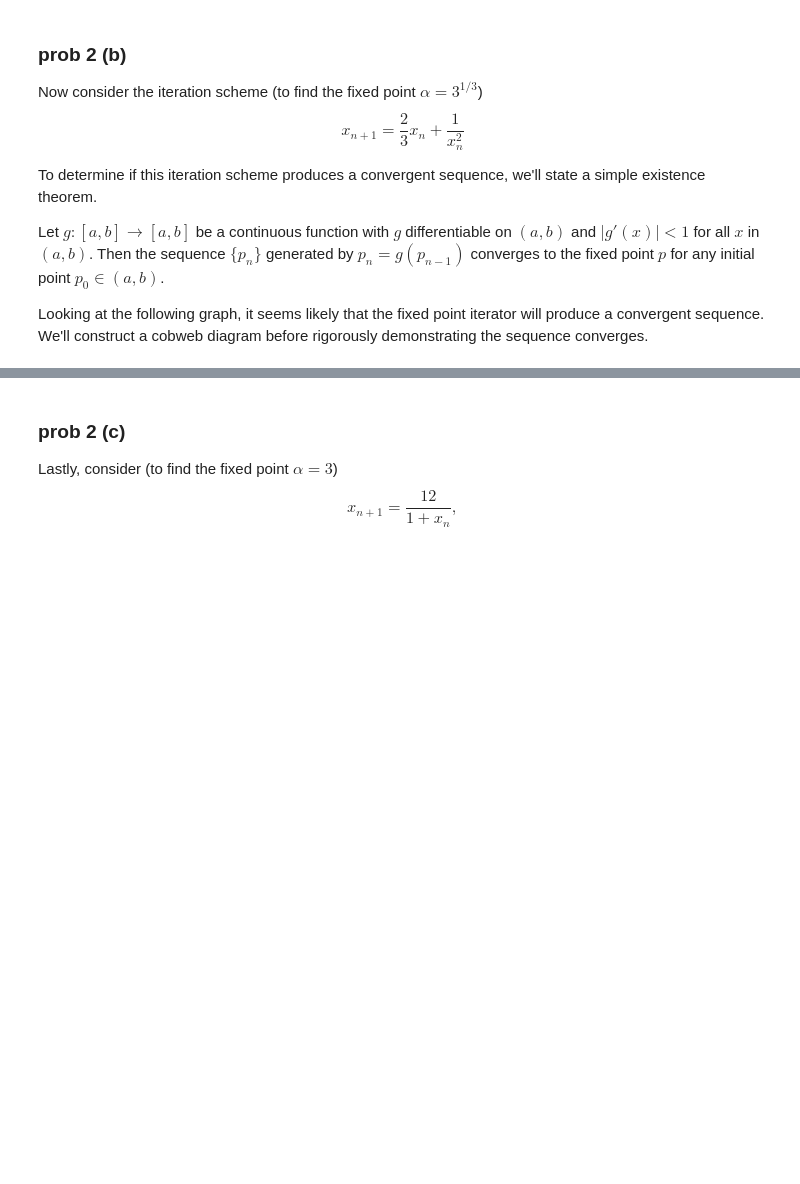
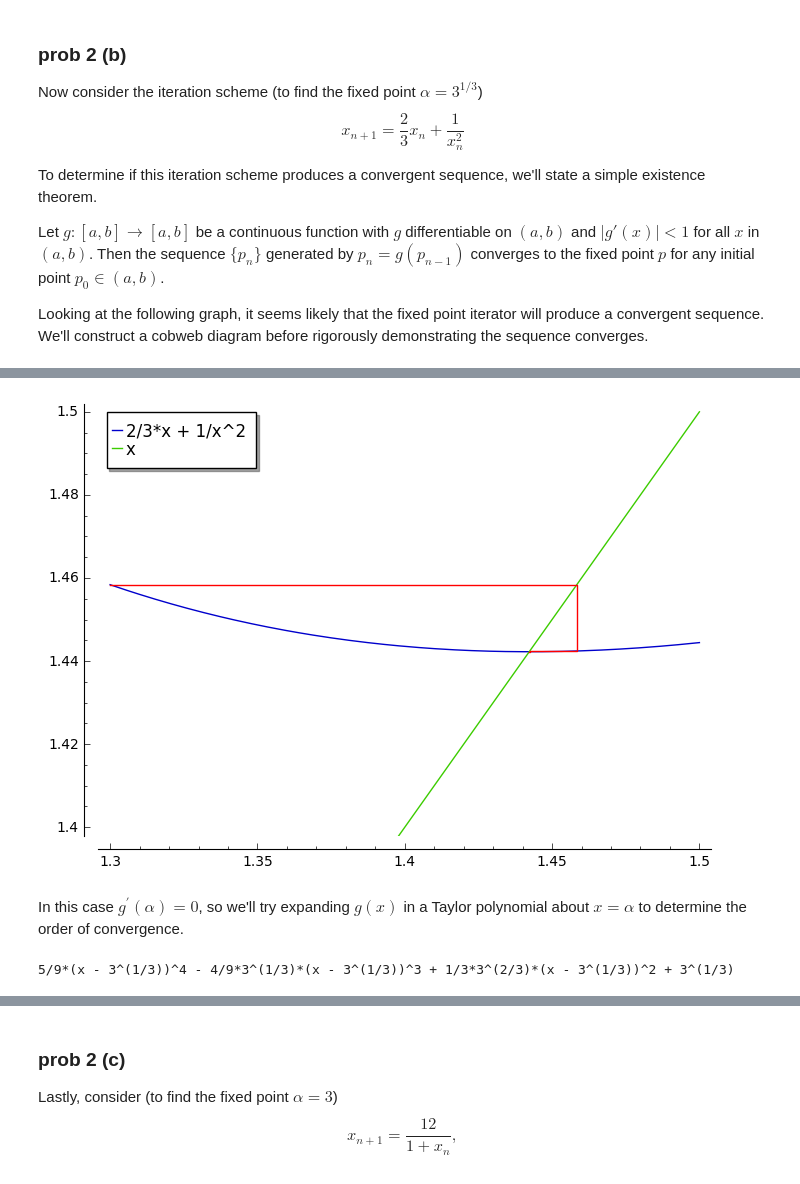
Before and after one commit to coltongrainger/fy18eo, a Jupyter notebook: numerical-methods/2018-02-16-linear-systems-hw2.ipynb, the cells around one changed output, grey strips where cells are left out. Cells and saved outputs as stored; diff of their text form; code cells hidden in the pictures; blank space fills up the shorter version.

```diff
--- a/numerical-methods/2018-02-16-linear-systems-hw2.ipynb
+++ b/numerical-methods/2018-02-16-linear-systems-hw2.ipynb
@@ -273,0 +300,4 @@ show(a+b)
+# %%
+# from below
+approx=1.3; eps=10^(-15); Nmax=10
+fixedpt(g, approx, eps, Nmax)
@@ -273,0 +312,20 @@ show(a+b)
+# %%
+# cobweb from below
+seq = fixedpt(g, approx, eps, Nmax)[0]
+points = []
+for i in range(len(seq)-1):
+    points.append((seq[i], seq[i+1]))
+    points.append((seq[i+1], seq[i+1]))
+
+A = plot([g, x], xmin=1.3, xmax=1.5, ymin=1.4, ymax=1.5, legend_label = 'automatic')
+B = list_plot(points, plotjoined = True, color = 'red')
+show(A+B, figsize = [7,5])
+# %% [output]
+[figure, added]
+# %% [markdown]
+In this case $g^{\prime}(\alpha)=0$, so we'll try expanding $g(x)$ in a Taylor
+polynomial about $x=\alpha$ to determine the order of convergence.
+# %%
+show(g.taylor(x, 3^(1/3), 4))
+# %% [output]
+5/9*(x - 3^(1/3))^4 - 4/9*3^(1/3)*(x - 3^(1/3))^3 + 1/3*3^(2/3)*(x - 3^(1/3))^2 + 3^(1/3)
```
Also changed, not shown: parts of 15 cells of this notebook.
